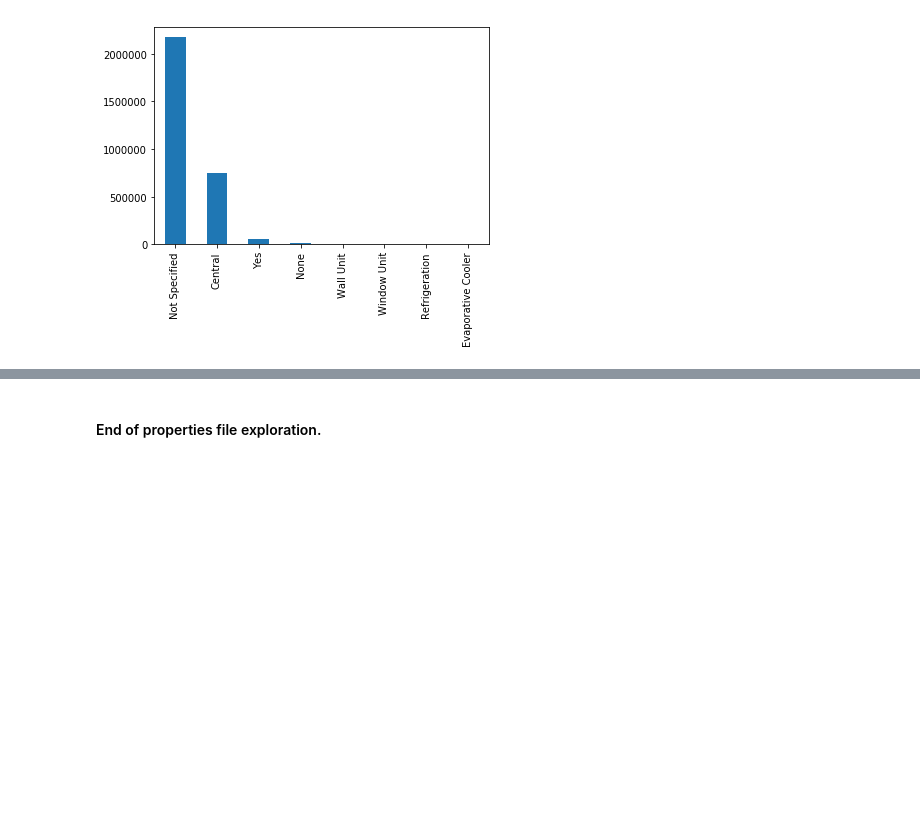
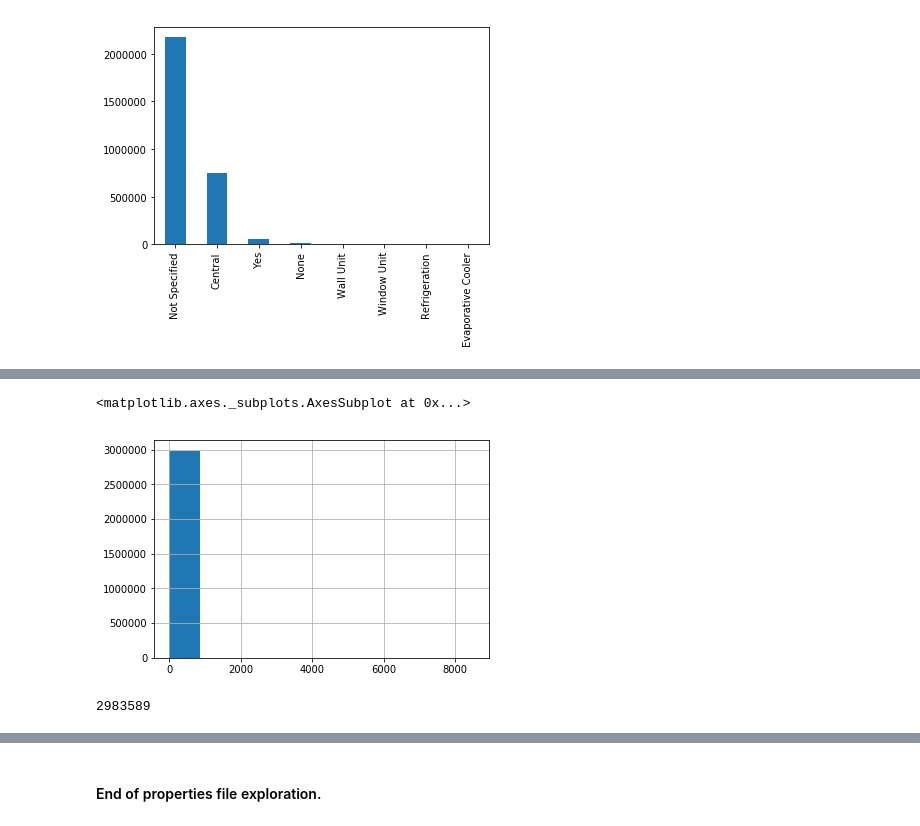
Before and after one commit to scollins83/kaggle_zillow_zestimate, a Jupyter notebook: ZC_EDA.ipynb, the cells around one changed output, grey strips where cells are left out. Drawn from its saved outputs; the diff is of its cells as text; code cells hidden in the pictures; blank space fills up the shorter version.

```diff
--- a/ZC_EDA.ipynb
+++ b/ZC_EDA.ipynb
@@ -205,0 +269,3 @@ properties.AirConditioningDesc.value_counts().plot(kind='bar')
+# %%
+# Since there are no zeros, and this won't be a negative value, I'll fill na's with 0
+properties['basementsqft'].fillna(value=0, inplace=True)
@@ -205,0 +284,9 @@ properties.AirConditioningDesc.value_counts().plot(kind='bar')
+# %%
+properties['basementsqft'].hist()
+# %% [output]
+<matplotlib.axes._subplots.AxesSubplot at 0x...>
+[figure, added]
+# %%
+properties.shape[0] - 1628
+# %% [output]
+2983589
```
Also changed, not shown: parts of 23 cells of this notebook.
